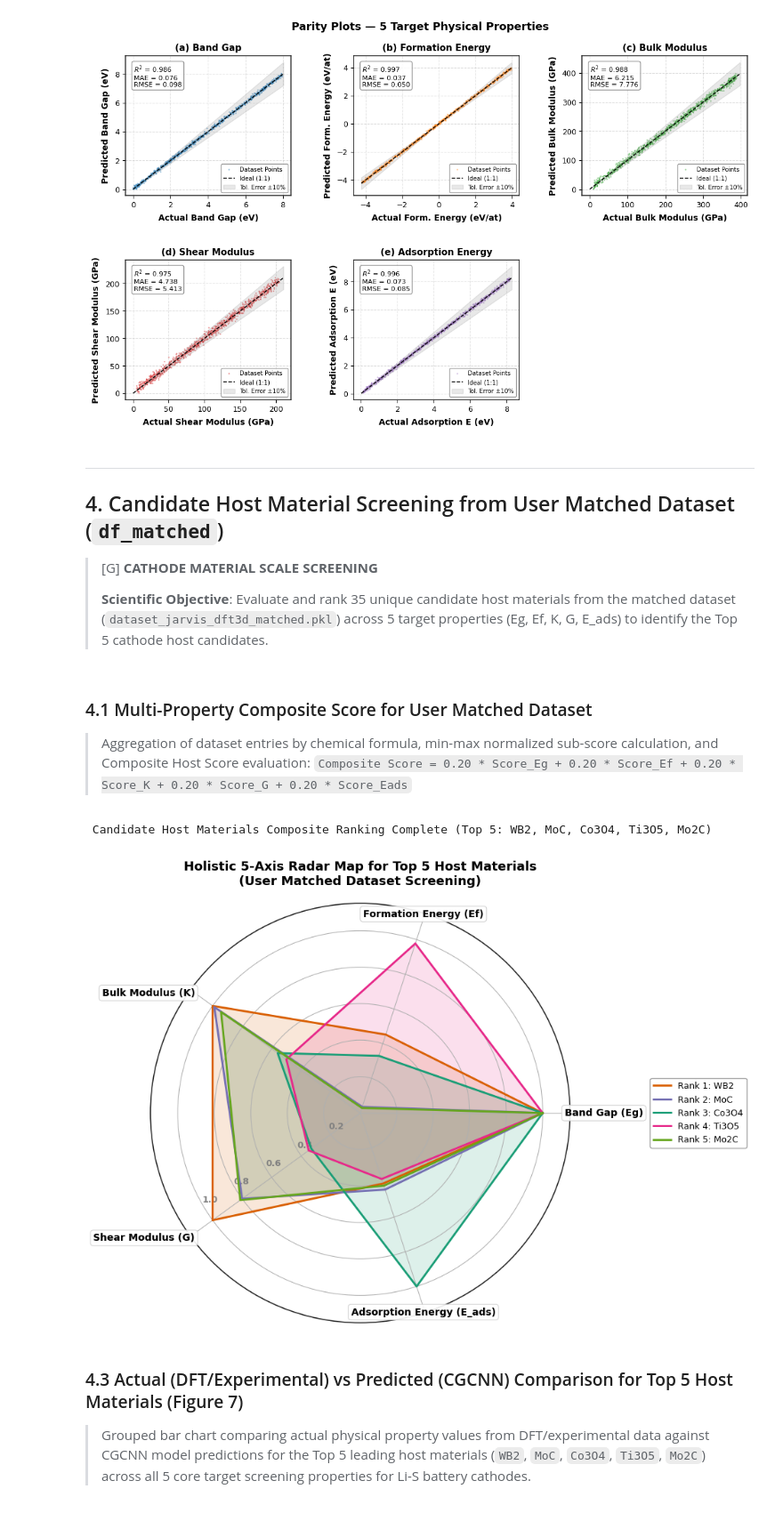
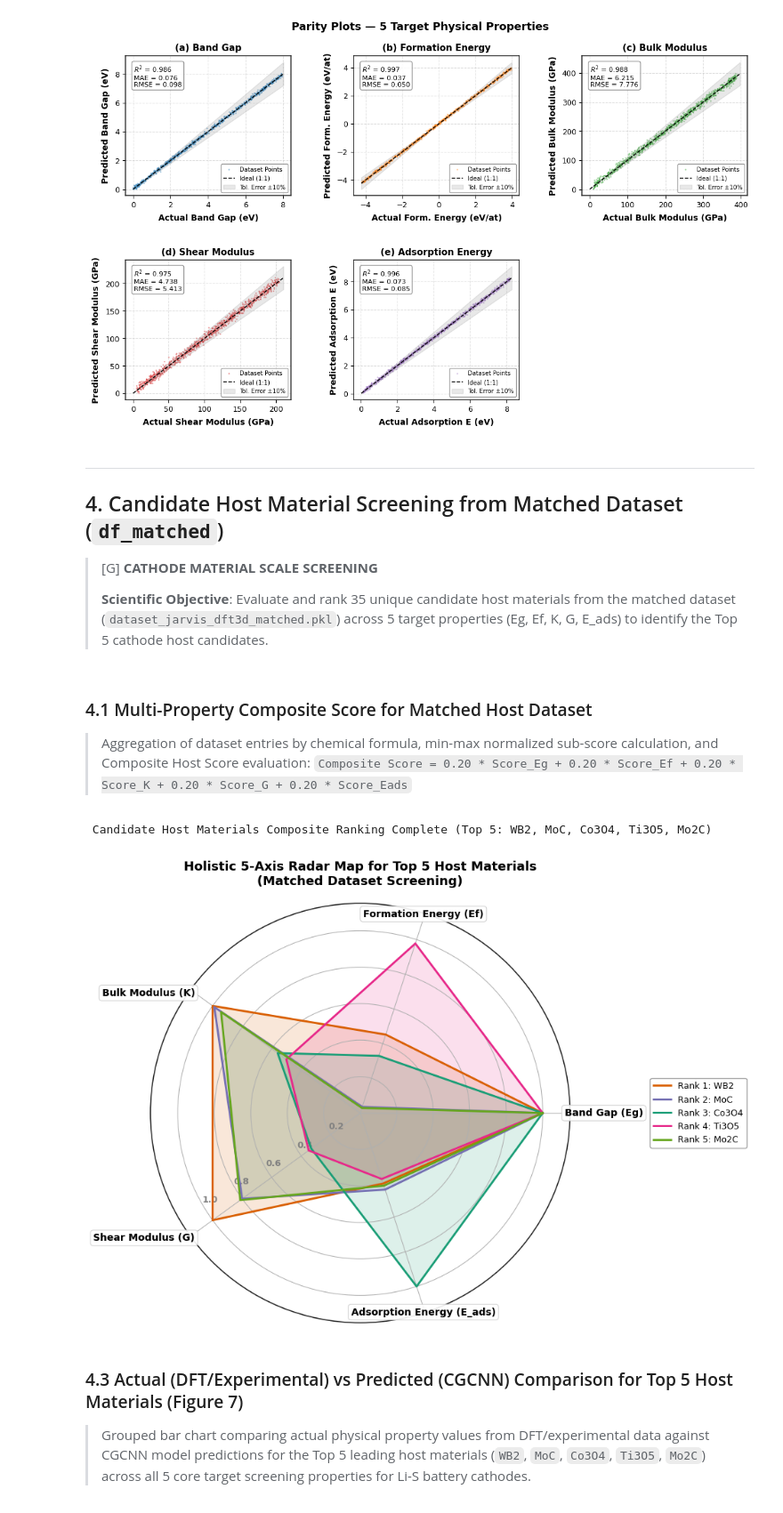
Before and after one commit to amar-codes02/CGCNN-MULTI-PROPERTY, a Jupyter notebook: notebooks/JARVIS_DFT3D_Data_Extraction.ipynb, the cells around one changed output. Shown at 89% size. Drawn from its saved outputs; the diff is of its cells as text; code cells hidden in the pictures.

```diff
--- a/notebooks/JARVIS_DFT3D_Data_Extraction.ipynb
+++ b/notebooks/JARVIS_DFT3D_Data_Extraction.ipynb
@@ -932,13 +932,13 @@ plt.show()
 [figure]
 # %% [markdown]
 ---
-## 4. Candidate Host Material Screening from User Matched Dataset (`df_matched`)
+## 4. Candidate Host Material Screening from Matched Dataset (`df_matched`)
 
 > [G] **CATHODE MATERIAL SCALE SCREENING**
 >
 > **Scientific Objective**: Evaluate and rank 35 unique candidate host materials from the matched dataset (`dataset_jarvis_dft3d_matched.pkl`) across 5 target properties (Eg, Ef, K, G, E_ads) to identify the Top 5 cathode host candidates.
 # %% [markdown]
-### 4.1 Multi-Property Composite Score for User Matched Dataset
+### 4.1 Multi-Property Composite Score for Matched Host Dataset
 > Aggregation of dataset entries by chemical formula, min-max normalized sub-score calculation, and Composite Host Score evaluation:
 > `Composite Score = 0.20 * Score_Eg + 0.20 * Score_Ef + 0.20 * Score_K + 0.20 * Score_G + 0.20 * Score_Eads`
 # %%
@@ -1000,35 +1000,35 @@ for idx, row in top5_hosts_user.iterrows():
         row["Score_Eads"]
     ]
     values += values[:1]
 
     ax_radar_u.plot(angles_u, values, linewidth=2.2, linestyle="solid", label=f"Rank {row['Rank']}: {row['formula']}", color=colors_user[idx])
     ax_radar_u.fill(angles_u, values, color=colors_user[idx], alpha=0.15)
 
 ax_radar_u.set_xticks(angles_u[:-1])
 ax_radar_u.set_xticklabels([])
 ax_radar_u.set_rlabel_position(210)
 plt.yticks([0.2, 0.4, 0.6, 0.8, 1.0], ["0.2", "0.4", "0.6", "0.8", "1.0"], color="grey", size=9.5, fontweight="bold")
 plt.ylim(0, 1.15)
 
 alignments_user = [
     ("left", "center"),     # 0 deg: Band Gap (Eg)
     ("center", "bottom"),   # 72 deg: Formation Energy (Ef)
     ("right", "center"),    # 144 deg: Bulk Modulus (K)
     ("right", "top"),       # 216 deg: Shear Modulus (G)
     ("center", "top")       # 288 deg: Adsorption Energy (E_ads)
 ]
 
 for angle, label, (ha, va) in zip(angles_u[:-1], categories_user, alignments_user):
     ax_radar_u.text(angle, 1.12, label, fontweight="bold", fontsize=10.5, ha=ha, va=va,
                     bbox=dict(boxstyle="round,pad=0.3", facecolor="white", edgecolor="#cccccc", alpha=0.9, linewidth=0.8))
 
-plt.title("Holistic 5-Axis Radar Map for Top 5 Host Materials\n(User Matched Dataset Screening)", fontsize=13.5, fontweight="bold", pad=20)
+plt.title("Holistic 5-Axis Radar Map for Top 5 Host Materials\n(Matched Dataset Screening)", fontsize=13.5, fontweight="bold", pad=20)
 plt.legend(loc="center left", bbox_to_anchor=(1.18, 0.5), frameon=True, facecolor="white", edgecolor="gray", fontsize=9.5)
 plt.tight_layout(pad=1.8)
 save_paper_fig(fig_radar_u, "fig8_user_dataset_radar_comparison")
 plt.show()
 # %% [output]
-[figure, old version]
+[figure, new version]
 # %% [markdown]
 ### 4.3 Actual (DFT/Experimental) vs Predicted (CGCNN) Comparison for Top 5 Host Materials (Figure 7)
 > Grouped bar chart comparing actual physical property values from DFT/experimental data against CGCNN model predictions for the Top 5 leading host materials (`WB2`, `MoC`, `Co3O4`, `Ti3O5`, `Mo2C`) across all 5 core target screening properties for Li-S battery cathodes.
```
Also changed, not shown: parts of 3 cells of this notebook, 24 other files.
